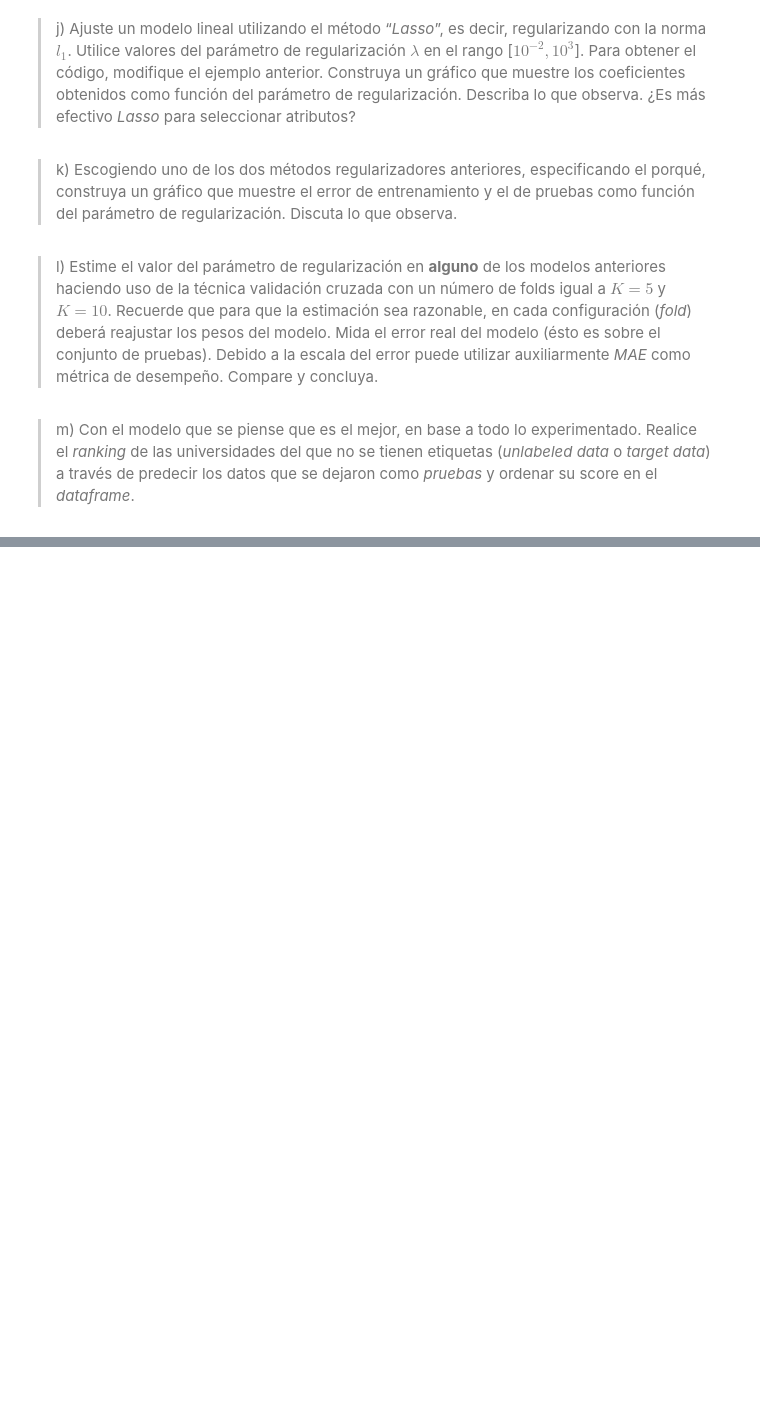
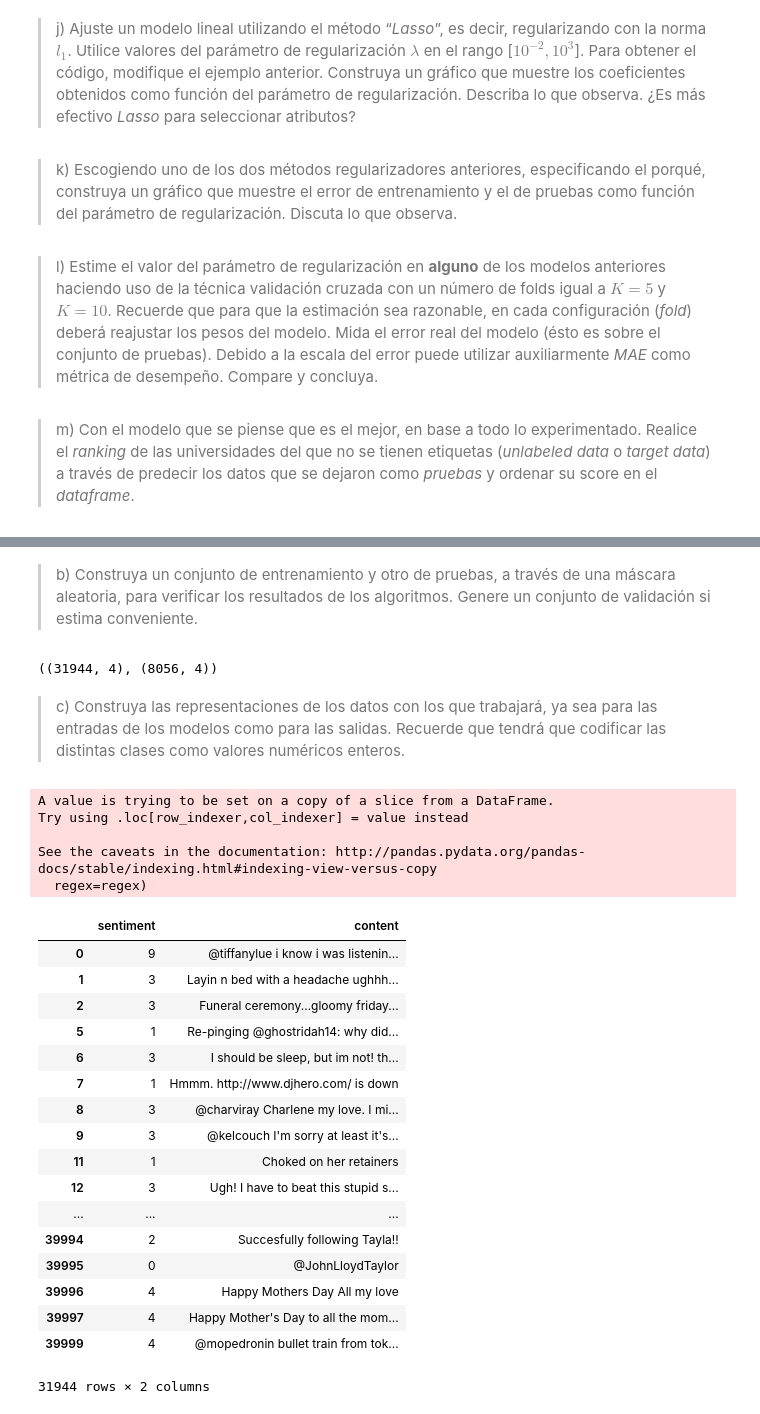
Before and after one commit to LeMythedeSisyphe/MachineLearning-Tarea1, a Jupyter notebook: Tarea 1.ipynb, the cells around one changed output, grey strips where cells are left out. Cells and saved outputs as stored; diff of their text form; code cells hidden in the pictures; blank space fills up the shorter version.

```diff
--- a/Tarea 1.ipynb
+++ b/Tarea 1.ipynb
@@ -127,0 +149,4 @@ sns.distplot(res)
+# %%
+df = pd.read_csv('./emotionanalysis/text_emotion.csv')
+
+print (df.head())
@@ -127,0 +195,2 @@ sns.distplot(res)
+# %% [markdown]
+> b) Construya un conjunto de entrenamiento y otro de pruebas, a través de una máscara aleatoria, para verificar los resultados de los algoritmos. Genere un conjunto de validación si estima conveniente.
@@ -127,0 +199,49 @@ sns.distplot(res)
+# %%
+msk = np.random.rand(len(df)) < 0.8
+df_train = df[msk]
+df_test = df[~msk]
+df_train.shape,df_test.shape
+# %% [output]
+((31944, 4), (8056, 4))
+# %% [markdown]
+> c) Construya las representaciones de los datos con los que trabajará, ya sea para las entradas de los modelos como para las salidas. Recuerde que tendrá que codificar las distintas clases como valores numéricos enteros.
+# %%
+df_train.replace({'sentiment': {"neutral": 0, "worry": 1, "happiness": 2, "sadness": 3, "love": 4, "surprise": 5, "fun": 6, "relief": 7, "hate": 8, "empty": 9, "enthusiasm": 10, "boredom": 11, "anger": 12}},  inplace = True)
+df_train = df_train.drop(["tweet_id","author"],axis=1)
+
+#df_test  = pd.get_dummies(df_test, columns=["sentiment"]) #column to categorical
+df_test.replace({'sentiment': {"neutral": 0, "worry": 1, "happiness": 2, "sadness": 3, "love": 4, "surprise": 5, "fun": 6, "relief": 7, "hate": 8, "empty": 9, "enthusiasm": 10, "boredom": 11, "anger": 12}},  inplace = True)
+df_test = df_test.drop(["tweet_id","author"],axis=1)
+
+tweet_train = df_train.content
+sentiment_train = df_train.sentiment
+
+tweet_test = df_test.content
+sentiment_test = df_test.sentiment
+# %% [output]
+A value is trying to be set on a copy of a slice from a DataFrame.
+Try using .loc[row_indexer,col_indexer] = value instead
+
+See the caveats in the documentation: http://pandas.pydata.org/pandas-docs/stable/indexing.html#indexing-view-versus-copy
+  regex=regex)
+# %%
+df_train
+# %% [output]
+|  | sentiment | content |
+| 0 | 9 | @tiffanylue i know i was listenin... |
+| 1 | 3 | Layin n bed with a headache ughhh... |
+| 2 | 3 | Funeral ceremony...gloomy friday... |
+| 5 | 1 | Re-pinging @ghostridah14: why did... |
+| 6 | 3 | I should be sleep, but im not! th... |
+| 7 | 1 | Hmmm. http://www.djhero.com/ is down |
+| 8 | 3 | @charviray Charlene my love. I mi... |
+| 9 | 3 | @kelcouch I'm sorry at least it's... |
+| 11 | 1 | Choked on her retainers |
+| 12 | 3 | Ugh! I have to beat this stupid s... |
+| ... | ... | ... |
+| 39994 | 2 | Succesfully following Tayla!! |
+| 39995 | 0 | @JohnLloydTaylor |
+| 39996 | 4 | Happy Mothers Day All my love |
+| 39997 | 4 | Happy Mother's Day to all the mom... |
+| 39999 | 4 | @mopedronin bullet train from tok... |
+31944 rows × 2 columns
```
Also changed, not shown: parts of 12 cells of this notebook, 1 other file.
